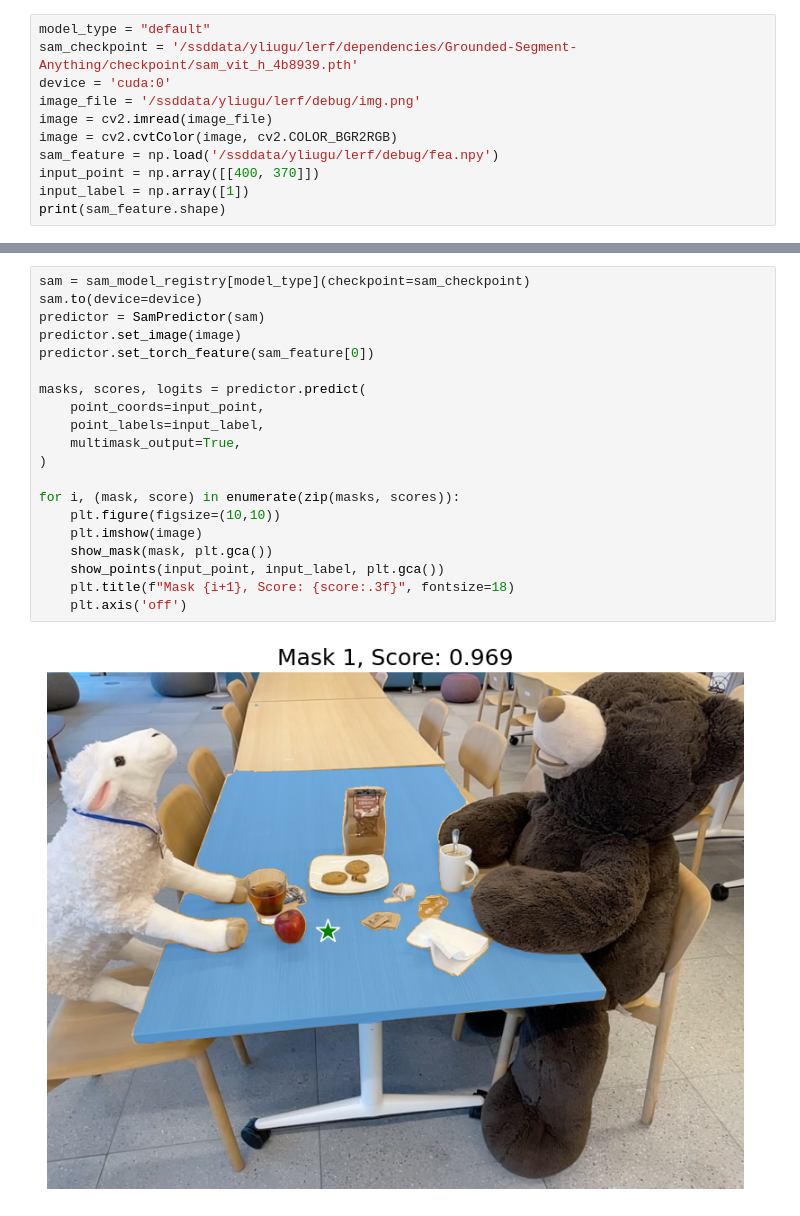
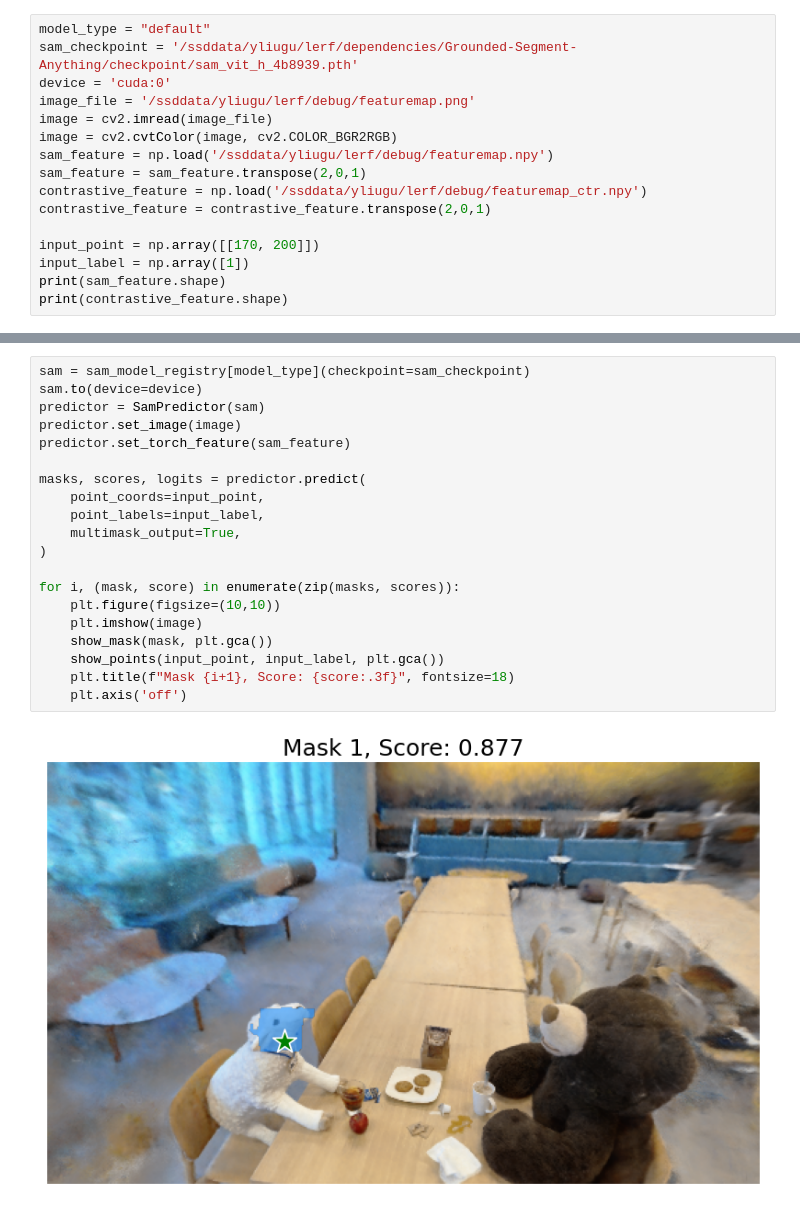
Before and after one commit to lyclyc52/lerf, a Jupyter notebook: samnerf_visualization.ipynb, the cells around one changed output, grey strips where cells are left out. Cells and saved outputs as stored; diff of their text form.

Commit message:
add contrastive feature

```diff
--- a/samnerf_visualization.ipynb
+++ b/samnerf_visualization.ipynb
@@ -30,11 +33,16 @@ def show_mask(mask, ax, random_color=False):
 model_type = "default"
 sam_checkpoint = '/ssddata/yliugu/lerf/dependencies/Grounded-Segment-Anything/checkpoint/sam_vit_h_4b8939.pth'
 device = 'cuda:0'
-image_file = '/ssddata/yliugu/lerf/debug/img.png'
+image_file = '/ssddata/yliugu/lerf/debug/featuremap.png'
 image = cv2.imread(image_file)
 image = cv2.cvtColor(image, cv2.COLOR_BGR2RGB)
-sam_feature = np.load('/ssddata/yliugu/lerf/debug/fea.npy')
-input_point = np.array([[400, 370]])
+sam_feature = np.load('/ssddata/yliugu/lerf/debug/featuremap.npy')
+sam_feature = sam_feature.transpose(2,0,1)
+contrastive_feature = np.load('/ssddata/yliugu/lerf/debug/featuremap_ctr.npy')
+contrastive_feature = contrastive_feature.transpose(2,0,1)
+
+input_point = np.array([[170, 200]])
 input_label = np.array([1])
 print(sam_feature.shape)
+print(contrastive_feature.shape)
 # %% [output]
@@ -42,22 +94,22 @@ print(sam_feature.shape)
 # %%
 sam = sam_model_registry[model_type](checkpoint=sam_checkpoint)
 sam.to(device=device)
 predictor = SamPredictor(sam)
 predictor.set_image(image)
-predictor.set_torch_feature(sam_feature[0])
+predictor.set_torch_feature(sam_feature)
 
 masks, scores, logits = predictor.predict(
     point_coords=input_point,
     point_labels=input_label,
     multimask_output=True,
 )
 
 for i, (mask, score) in enumerate(zip(masks, scores)):
     plt.figure(figsize=(10,10))
     plt.imshow(image)
     show_mask(mask, plt.gca())
     show_points(input_point, input_label, plt.gca())
     plt.title(f"Mask {i+1}, Score: {score:.3f}", fontsize=18)
     plt.axis('off')
 # %% [output]
-[figure, old version]
+[figure, new version]
```
Also changed, not shown: parts of 4 cells of this notebook, 10 other files.
